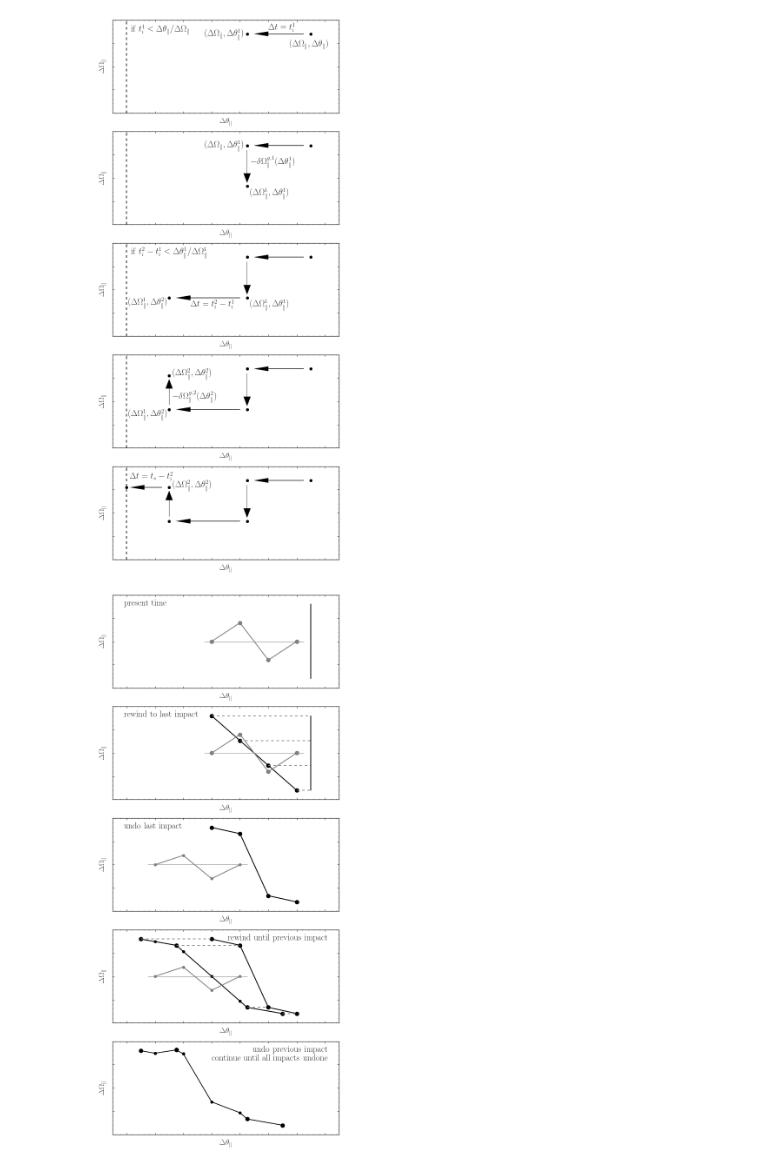
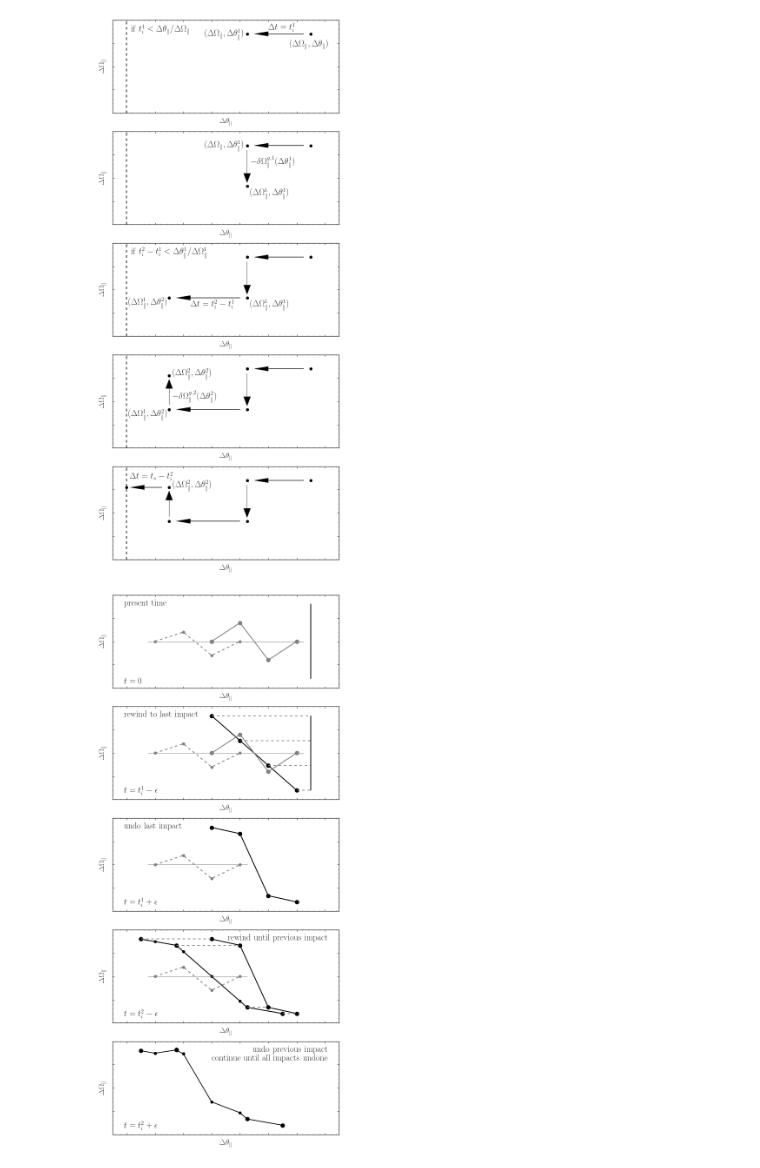
Before and after one commit to jobovy/streamgap-pepper, a Jupyter notebook: illustrativeFigures.ipynb, the cells around one changed output. Drawn from its saved outputs; the diff is of its cells as text; code cells hidden in the pictures.

Commit message:
Improved illustrative figures

```diff
--- a/illustrativeFigures.ipynb
+++ b/illustrativeFigures.ipynb
@@ -134,6 +134,7 @@ nullfmt   = NullFormatter()         # no labels
 legendsize= 20
 subplot(5,1,1)
 bovy_plot.bovy_text(r'$\mathrm{present\ time}$',top_left=True,size=legendsize)
+bovy_plot.bovy_text(r'$t=0$',bottom_left=True,size=legendsize)
 bovy_plot.bovy_plot([1.3,1.3],[0.18,0.02],'k-',lw=2.,
                     xrange=[-0.1,1.5],
                     yrange=[0.,0.2],
@@ -141,10 +142,13 @@ bovy_plot.bovy_plot([1.3,1.3],[0.18,0.02],'k-',lw=2.,
                     ylabel=r'$\Delta\Omega_\parallel$',gcf=True)
 plot([0.6,0.8,1.,1.2],[0.1,0.14,0.06,0.1],'-o',color='0.5',lw=2.,ms=10.)
 plot([0.55,1.25],[0.1,0.1],'-',color='0.5',lw=1.)
+plot([0.2,0.4,0.6,0.8],[0.1,0.12,0.07,0.1],'--o',color='0.5',lw=2.,ms=7.)
+plot([0.15,0.85],[0.1,0.1],'-',color='0.5',lw=1.)
 gca().xaxis.set_major_formatter(nullfmt)
 gca().yaxis.set_major_formatter(nullfmt)
 subplot(5,1,2)
 bovy_plot.bovy_text(r'$\mathrm{rewind\ to\ last\ impact}$',top_left=True,size=legendsize)
+bovy_plot.bovy_text(r'$t=t^1_i-\epsilon$',bottom_left=True,size=legendsize)
 bovy_plot.bovy_plot([0.6,0.8,1.,1.2],[0.18,0.16/-0.6*(0.8-0.6)+0.18,0.16/-0.6*(1.-0.6)+0.18,0.02],'k-o',lw=2.,ms=10.,
                     xrange=[-0.1,1.5],
                     yrange=[0.,0.2],
@@ -157,22 +161,26 @@ plot([1.2,1.3],[0.02,0.02],'--',color='0.5')
 plot([1.3,1.3],[0.18,0.02],'k-',lw=2.)
 plot([0.6,0.8,1.,1.2],[0.1,0.14,0.06,0.1],'-o',color='0.5',lw=2.,ms=10.)
 plot([0.55,1.25],[0.1,0.1],'-',color='0.5',lw=1.)
+plot([0.2,0.4,0.6,0.8],[0.1,0.12,0.07,0.1],'--o',color='0.5',lw=2.,ms=7.)
+plot([0.15,0.85],[0.1,0.1],'-',color='0.5',lw=1.)
 gca().xaxis.set_major_formatter(nullfmt)
 gca().yaxis.set_major_formatter(nullfmt)
 subplot(5,1,3)
 bovy_plot.bovy_text(r'$\mathrm{undo\ last\ impact}$',top_left=True,size=legendsize)
+bovy_plot.bovy_text(r'$t=t^1_i+\epsilon$',bottom_left=True,size=legendsize)
 bovy_plot.bovy_plot([0.6,0.8,1.,1.2],[0.18,0.04+0.16/-0.6*(0.8-0.6)+0.18,-0.04+0.16/-0.6*(1.-0.6)+0.18,0.02],'k-o',
                     lw=2.,ms=10.,
                     xrange=[-0.1,1.5],
                     yrange=[0.,0.2],
                     xlabel=r'$\Delta\theta_\parallel$',
                     ylabel=r'$\Delta\Omega_\parallel$',gcf=True)
-plot([0.2,0.4,0.6,0.8],[0.1,0.12,0.07,0.1],'-o',color='0.5',lw=2.,ms=7.)
+plot([0.2,0.4,0.6,0.8],[0.1,0.12,0.07,0.1],'--o',color='0.5',lw=2.,ms=7.)
 plot([0.15,0.85],[0.1,0.1],'-',color='0.5',lw=1.)
 gca().xaxis.set_major_formatter(nullfmt)
 gca().yaxis.set_major_formatter(nullfmt)
 subplot(5,1,4)
 bovy_plot.bovy_text(r'$\mathrm{rewind\ until\ previous\ impact}$',top_right=True,size=legendsize)
+bovy_plot.bovy_text(r'$t=t^2_i-\epsilon$',bottom_left=True,size=legendsize)
 bovy_plot.bovy_plot([0.1,0.35,0.85,1.1],[0.18,0.04+0.16/-0.6*(0.8-0.6)+0.18,-0.04+0.16/-0.6*(1.-0.6)+0.18,0.02],'k-o',
                     lw=2.,ms=10.,
                     xrange=[-0.1,1.5],
@@ -190,41 +198,42 @@ plot([0.1,0.6],[0.18,0.18],'--',color='0.5')
 plot([0.35,0.8],[0.04+0.16/-0.6*(0.8-0.6)+0.18,0.04+0.16/-0.6*(0.8-0.6)+0.18],'--',color='0.5')
 plot([0.85,1.],[-0.04+0.16/-0.6*(1.-0.6)+0.18,-0.04+0.16/-0.6*(1.-0.6)+0.18],'--',color='0.5')
 plot([1.1,1.2],[0.02,0.02],'--',color='0.5')
-plot([0.2,0.4,0.6,0.8],[0.1,0.12,0.07,0.1],'-o',color='0.5',lw=2.,ms=7.)
+plot([0.2,0.4,0.6,0.8],[0.1,0.12,0.07,0.1],'--o',color='0.5',lw=2.,ms=7.)
 plot([0.15,0.85],[0.1,0.1],'-',color='0.5',lw=1.)
 gca().xaxis.set_major_formatter(nullfmt)
 gca().yaxis.set_major_formatter(nullfmt)
 subplot(5,1,5)
 bovy_plot.bovy_text(r'$\mathrm{undo\ previous\ impact}$'+'\n'+r'$\mathrm{continue\ until\ all\ impacts\ undone}$',
                     top_right=True,size=legendsize)
+bovy_plot.bovy_text(r'$t=t^2_i+\epsilon$',bottom_left=True,size=legendsize)
 bovy_plot.bovy_plot([0.1,0.2],[0.18,(0.04+0.16/-0.6*(0.8-0.6)+0.18-0.18)/(0.25)*(0.2-0.1)+0.18],'k-',
                     xrange=[-0.1,1.5],
                     yrange=[0.,0.2],
                     xlabel=r'$\Delta\theta_\parallel$',
                     ylabel=r'$\Delta\Omega_\parallel$',gcf=True)
 plot([0.1],[0.18],'ko',ms=10.)
 plot([0.2],[(0.04+0.16/-0.6*(0.8-0.6)+0.18-0.18)/(0.25)*(0.2-0.1)+0.18],'ko',ms=7.)
 plot([0.2,0.35],[(0.04+0.16/-0.6*(0.8-0.6)+0.18-0.18)/(0.25)*(0.2-0.1)+0.18,
                 0.04+0.16/-0.6*(0.8-0.6)+0.18+0.015],'k-')
 plot([0.2],[(0.04+0.16/-0.6*(0.8-0.6)+0.18-0.18)/(0.25)*(0.2-0.1)+0.18],'ko',ms=7.)
 plot([0.35],[0.04+0.16/-0.6*(0.8-0.6)+0.18+0.015],'ko',ms=10.)
 plot([0.35,0.4],[0.04+0.16/-0.6*(0.8-0.6)+0.18+0.015,
                 (-0.04+0.16/-0.6*(1.-0.6)+0.18-(0.04+0.16/-0.6*(0.8-0.6)+0.18))/0.5*(0.4-0.35)+0.04+0.16/-0.6*(0.8-0.6)+0.18+0.02],
     'k-')
 plot([0.35],[0.04+0.16/-0.6*(0.8-0.6)+0.18+0.015],'ko',ms=10.)
 plot([0.4],[(-0.04+0.16/-0.6*(1.-0.6)+0.18-(0.04+0.16/-0.6*(0.8-0.6)+0.18))/0.5*(0.4-0.35)+0.04+0.16/-0.6*(0.8-0.6)+0.18+0.02],
      'ko',ms=7.)
 plot([0.4,0.6,0.8],[(-0.04+0.16/-0.6*(1.-0.6)+0.18-(0.04+0.16/-0.6*(0.8-0.6)+0.18))/0.5*(0.4-0.35)+0.04+0.16/-0.6*(0.8-0.6)+0.18+0.02,
                     (-0.04+0.16/-0.6*(1.-0.6)+0.18-(0.04+0.16/-0.6*(0.8-0.6)+0.18))/0.5*(0.6-0.35)+0.04+0.16/-0.6*(0.8-0.6)+0.18-0.03,
                    (-0.04+0.16/-0.6*(1.-0.6)+0.18-(0.04+0.16/-0.6*(0.8-0.6)+0.18))/0.5*(0.8-0.35)+0.04+0.16/-0.6*(0.8-0.6)+0.18],
      'k-o',ms=7.)
 plot([0.8,0.85],[(-0.04+0.16/-0.6*(1.-0.6)+0.18-(0.04+0.16/-0.6*(0.8-0.6)+0.18))/0.5*(0.8-0.35)+0.04+0.16/-0.6*(0.8-0.6)+0.18,
                  -0.04+0.16/-0.6*(1.-0.6)+0.18],'k-')
 plot([0.85,1.1],[-0.04+0.16/-0.6*(1.-0.6)+0.18,0.02],'ko-',ms=10.)
 gca().xaxis.set_major_formatter(nullfmt)
 gca().yaxis.set_major_formatter(nullfmt)
 tight_layout()
 if save_figures:
     bovy_plot.bovy_end_print(os.path.join(os.getenv('PAPERSDIR'),'2016-stream-stats','illustrate_perturbations.pdf'))
 # %% [output]
-[figure, old version]
+[figure, new version]
```
